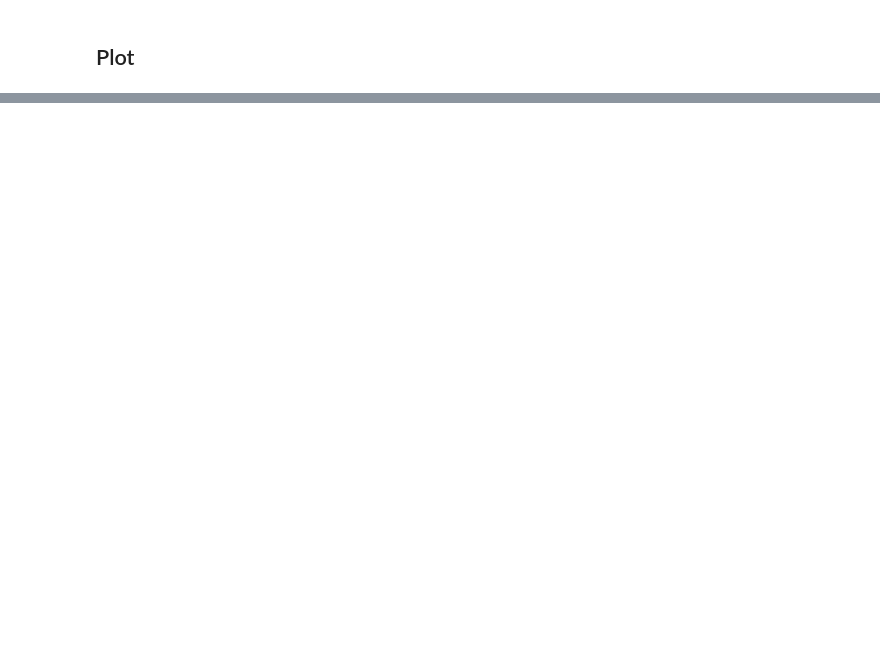
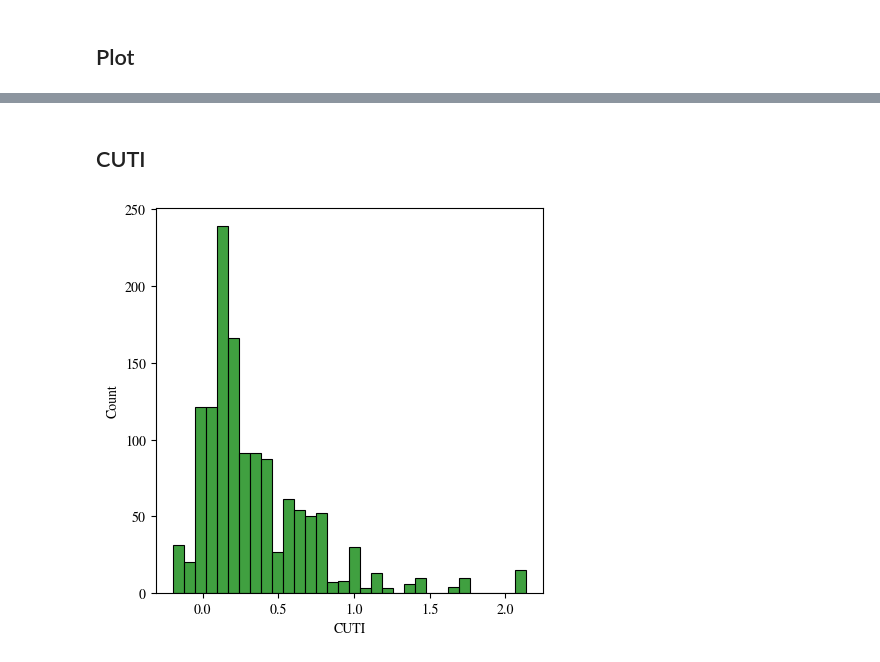
Before and after one commit to Sea-Meets-the-Stars/cugn, a Jupyter notebook: papers/SO/Analysis/Explore_Upwelling.ipynb, the cells around one changed output, grey strips where cells are left out. Cells and saved outputs as stored; diff of their text form; code cells hidden in the pictures; blank space fills up the shorter version.

```diff
--- a/papers/SO/Analysis/Explore_Upwelling.ipynb
+++ b/papers/SO/Analysis/Explore_Upwelling.ipynb
@@ -161,0 +269,12 @@ plt.show()
+# %% [markdown]
+## CUTI
+# %%
+fig = plt.figure(figsize=(5,5))
+ax = plt.gca()
+#
+_ = sns.histplot(cutis, ax=ax, color='green')
+#
+ax.set_xlabel('CUTI')
+plt.show()
+# %% [output]
+[figure, added]
```
Also changed, not shown: parts of 16 cells of this notebook, 4 other files.
